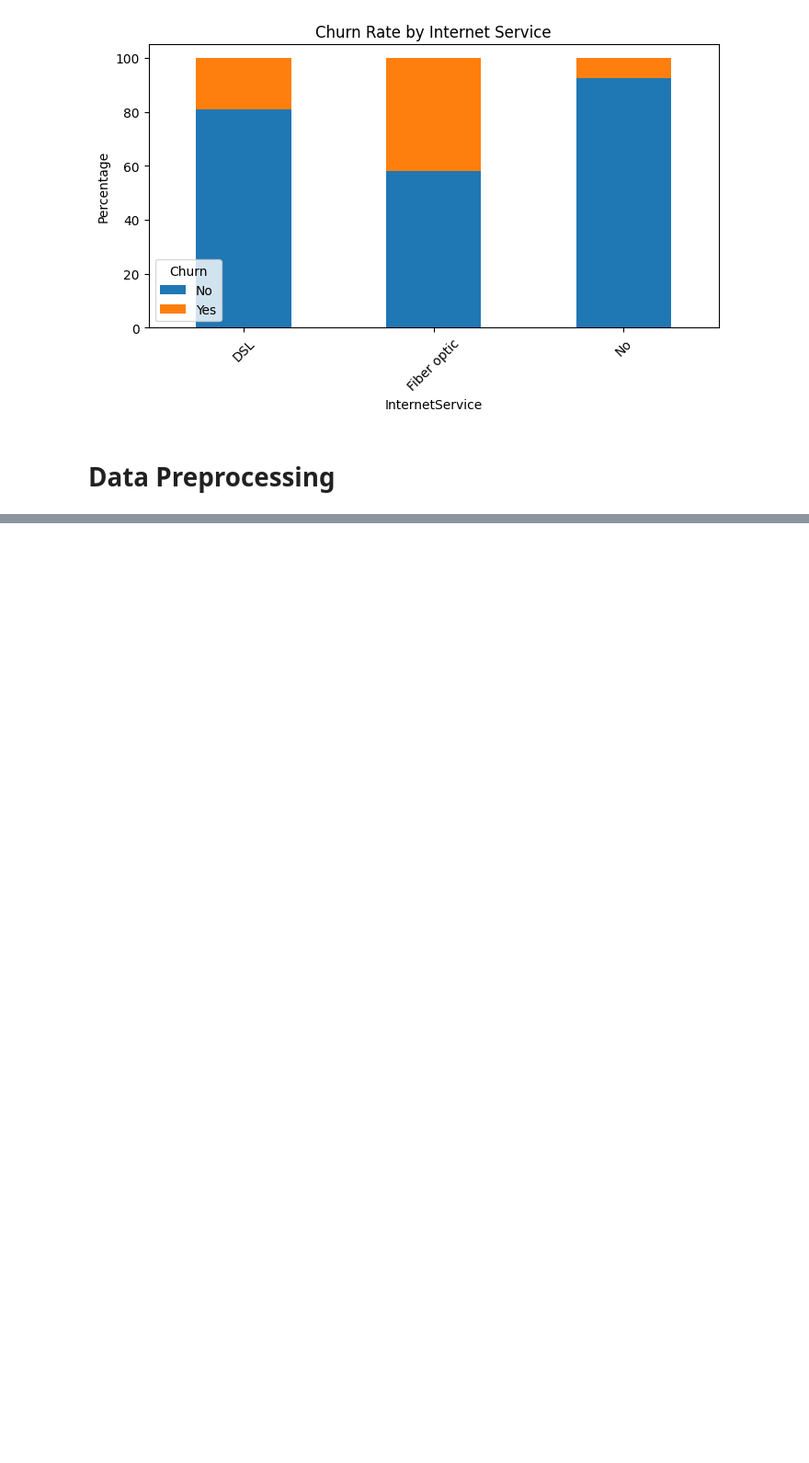
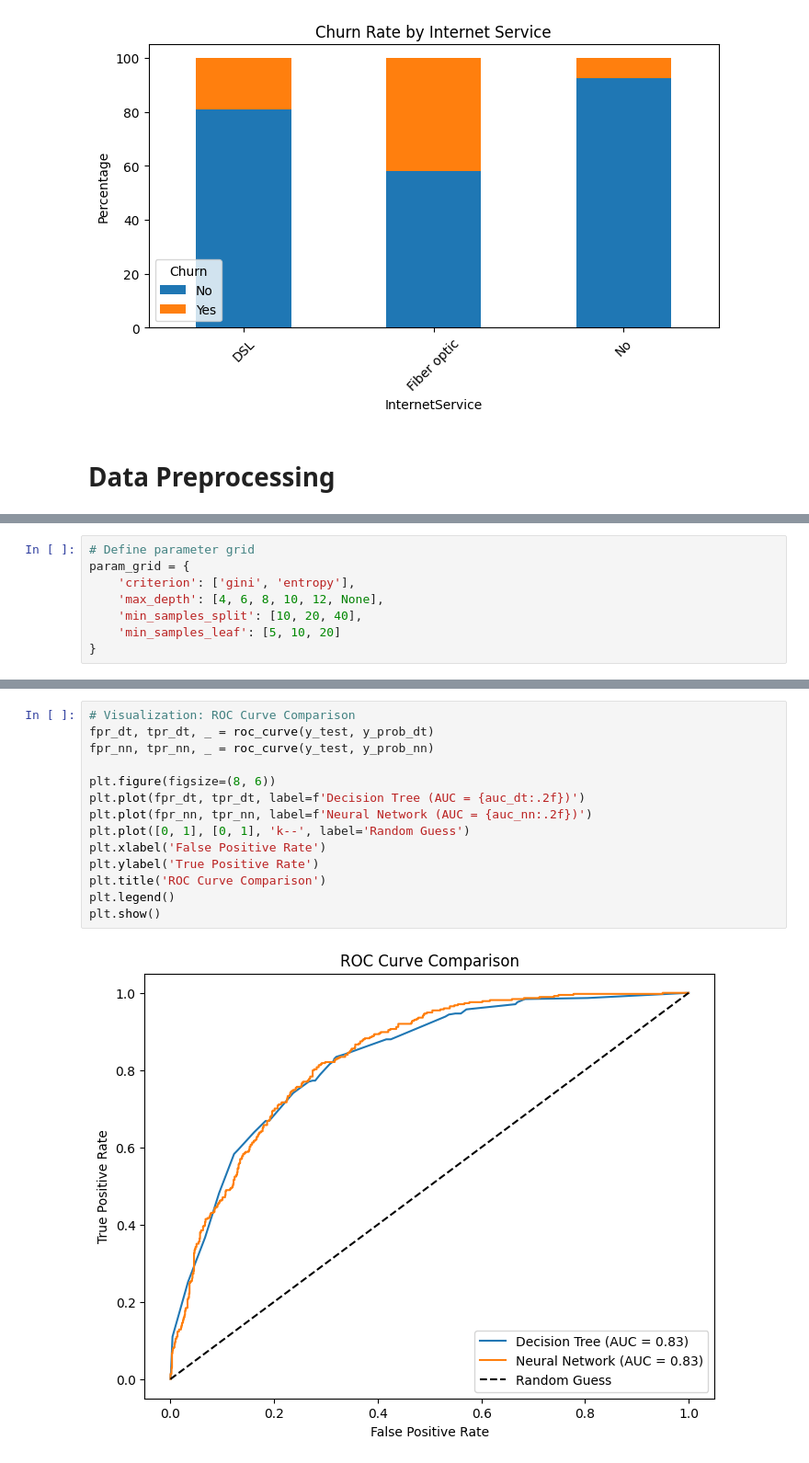
Before and after one commit to Osanda-W/Telco_Customer_churn, a Jupyter notebook: ML_CW.ipynb, the cells around one changed output, grey strips where cells are left out. Shown at 92% size. Saved outputs shown, nothing was run; the diff lists cells and outputs as text; blank space fills up the shorter version.

```diff
--- a/ML_CW.ipynb
+++ b/ML_CW.ipynb
@@ -321,0 +318,8 @@ plt.show()
+# %%
+# Define parameter grid
+param_grid = {
+    'criterion': ['gini', 'entropy'],
+    'max_depth': [4, 6, 8, 10, 12, None],
+    'min_samples_split': [10, 20, 40],
+    'min_samples_leaf': [5, 10, 20]
+}
@@ -321,0 +463,16 @@ plt.show()
+# %%
+# Visualization: ROC Curve Comparison
+fpr_dt, tpr_dt, _ = roc_curve(y_test, y_prob_dt)
+fpr_nn, tpr_nn, _ = roc_curve(y_test, y_prob_nn)
+
+plt.figure(figsize=(8, 6))
+plt.plot(fpr_dt, tpr_dt, label=f'Decision Tree (AUC = {auc_dt:.2f})')
+plt.plot(fpr_nn, tpr_nn, label=f'Neural Network (AUC = {auc_nn:.2f})')
+plt.plot([0, 1], [0, 1], 'k--', label='Random Guess')
+plt.xlabel('False Positive Rate')
+plt.ylabel('True Positive Rate')
+plt.title('ROC Curve Comparison')
+plt.legend()
+plt.show()
+# %% [output]
+[figure, added]
```
Also changed, not shown: parts of 42 cells of this notebook.
